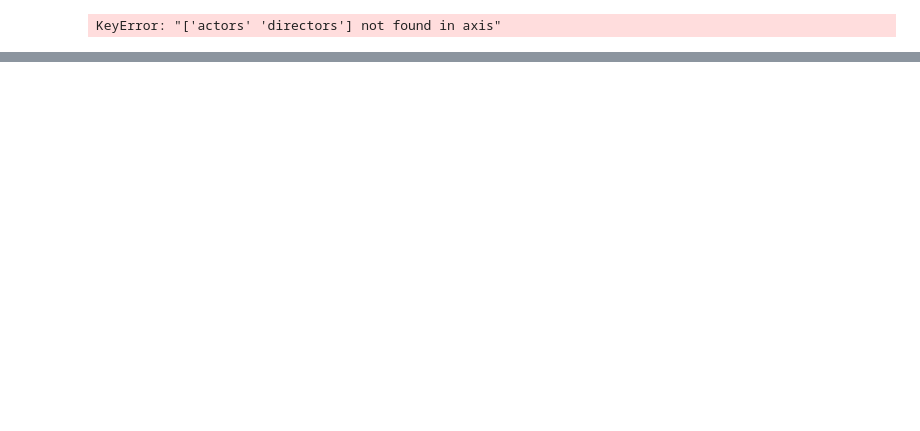
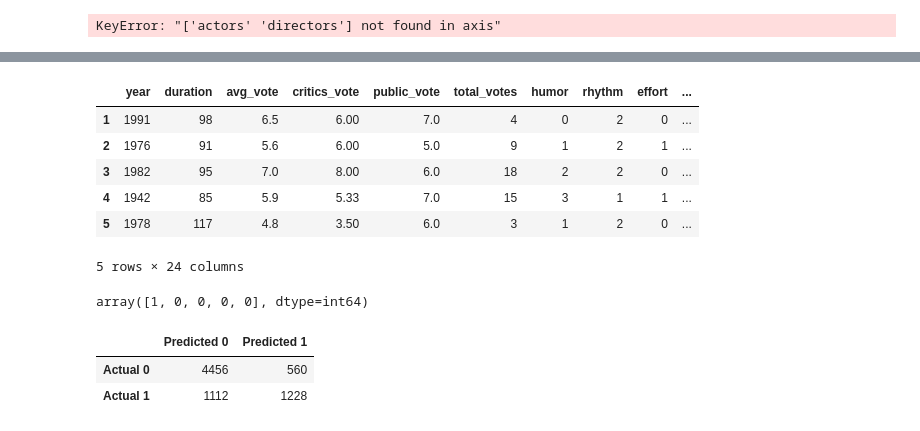
Before and after one commit to dhobbs6/Final_Project, a Jupyter notebook: Random_Forest_Final.ipynb, the cells around one changed output, grey strips where cells are left out. Saved outputs shown, nothing was run; the diff lists cells and outputs as text; code cells hidden in the pictures; blank space fills up the shorter version.

```diff
--- a/Random_Forest_Final.ipynb
+++ b/Random_Forest_Final.ipynb
@@ -294,0 +264,19 @@ df
+# %%
+# Define the features set.
+X = df2.copy()
+X = X.drop("drama_genre", axis=1)
+X.head()
+# %% [output]
+|  | year | duration | avg_vote | critics_vote | public_vote | total_votes | humor | rhythm | effort | ... |
+| 1 | 1991 | 98 | 6.5 | 6.00 | 7.0 | 4 | 0 | 2 | 0 | ... |
+| 2 | 1976 | 91 | 5.6 | 6.00 | 5.0 | 9 | 1 | 2 | 1 | ... |
+| 3 | 1982 | 95 | 7.0 | 8.00 | 6.0 | 18 | 2 | 2 | 0 | ... |
+| 4 | 1942 | 85 | 5.9 | 5.33 | 7.0 | 15 | 3 | 1 | 1 | ... |
+| 5 | 1978 | 117 | 4.8 | 3.50 | 6.0 | 3 | 1 | 2 | 0 | ... |
+5 rows × 24 columns
+# %%
+# Define the target set.
+y = df2["drama_genre"].ravel()
+y[:5]
+# %% [output]
+array([1, 0, 0, 0, 0], dtype=int64)
@@ -294,0 +305,13 @@ df
+# %%
+# Calculating the confusion matrix.
+cm = confusion_matrix(y_test, predictions)
+
+# Create a DataFrame from the confusion matrix.
+cm_df = pd.DataFrame(
+    cm, index=["Actual 0", "Actual 1"], columns=["Predicted 0", "Predicted 1"])
+
+cm_df
+# %% [output]
+|  | Predicted 0 | Predicted 1 |
+| Actual 0 | 4456 | 560 |
+| Actual 1 | 1112 | 1228 |
```
Also changed, not shown: parts of 18 cells of this notebook.
